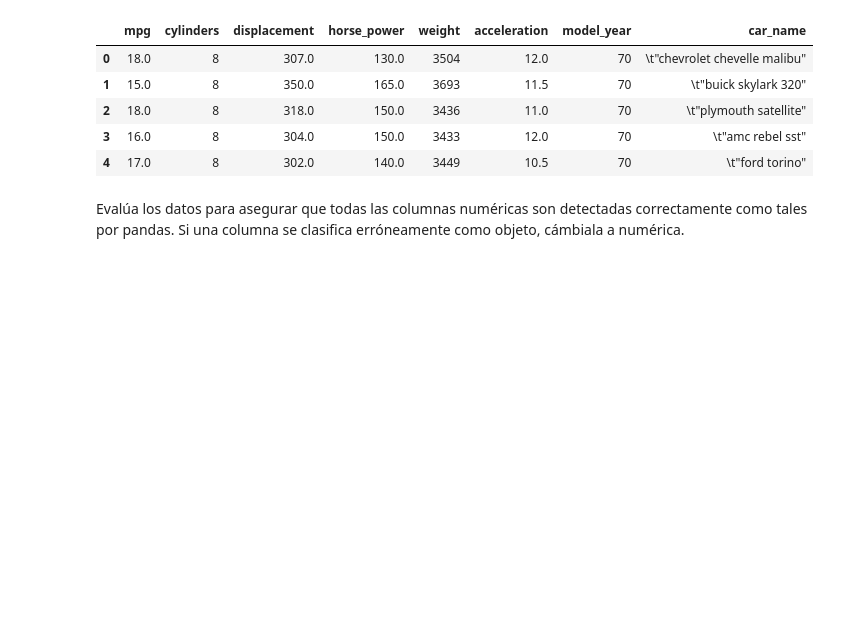
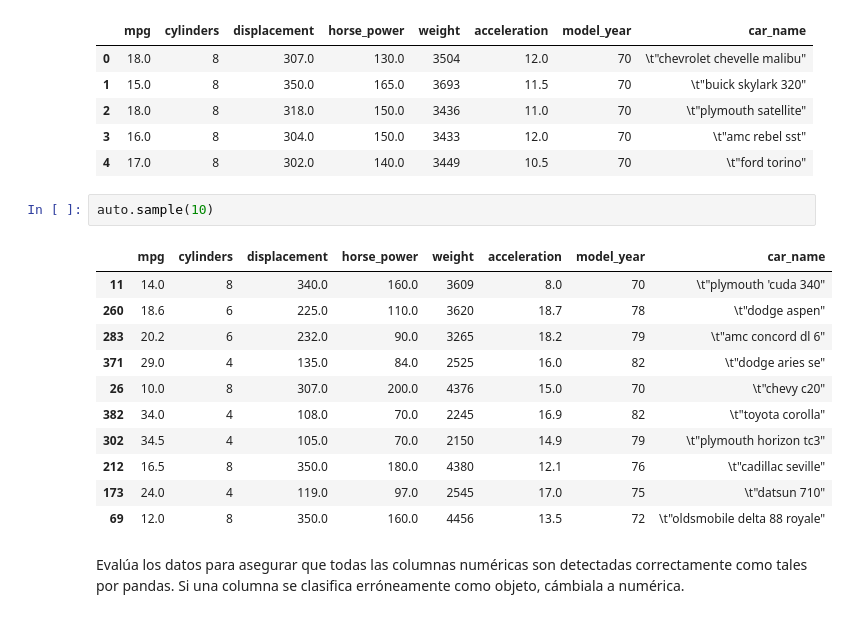
Before and after one commit to Rogetaysa/RepoIronhack, a Jupyter notebook: Sessions/43 - Data Analytics III/DV_ML_1_esp.ipynb, the cells around one changed output. Saved outputs shown, nothing was run; the diff lists cells and outputs as text; blank space fills up the shorter version.

```diff
--- a/Sessions/43 - Data Analytics III/DV_ML_1_esp.ipynb
+++ b/Sessions/43 - Data Analytics III/DV_ML_1_esp.ipynb
@@ -375,6 +375,20 @@ auto.head()
 | 2 | 18.0 | 8 | 318.0 | 150.0 | 3436 | 11.0 | 70 | \t"plymouth satellite" |
 | 3 | 16.0 | 8 | 304.0 | 150.0 | 3433 | 12.0 | 70 | \t"amc rebel sst" |
 | 4 | 17.0 | 8 | 302.0 | 140.0 | 3449 | 10.5 | 70 | \t"ford torino" |
+# %%
+auto.sample(10)
+# %% [output]
+|  | mpg | cylinders | displacement | horse_power | weight | acceleration | model_year | car_name |
+| 11 | 14.0 | 8 | 340.0 | 160.0 | 3609 | 8.0 | 70 | \t"plymouth 'cuda 340" |
+| 260 | 18.6 | 6 | 225.0 | 110.0 | 3620 | 18.7 | 78 | \t"dodge aspen" |
+| 283 | 20.2 | 6 | 232.0 | 90.0 | 3265 | 18.2 | 79 | \t"amc concord dl 6" |
+| 371 | 29.0 | 4 | 135.0 | 84.0 | 2525 | 16.0 | 82 | \t"dodge aries se" |
+| 26 | 10.0 | 8 | 307.0 | 200.0 | 4376 | 15.0 | 70 | \t"chevy c20" |
+| 382 | 34.0 | 4 | 108.0 | 70.0 | 2245 | 16.9 | 82 | \t"toyota corolla" |
+| 302 | 34.5 | 4 | 105.0 | 70.0 | 2150 | 14.9 | 79 | \t"plymouth horizon tc3" |
+| 212 | 16.5 | 8 | 350.0 | 180.0 | 4380 | 12.1 | 76 | \t"cadillac seville" |
+| 173 | 24.0 | 4 | 119.0 | 97.0 | 2545 | 17.0 | 75 | \t"datsun 710" |
+| 69 | 12.0 | 8 | 350.0 | 160.0 | 4456 | 13.5 | 72 | \t"oldsmobile delta 88 royale" |
 # %% [markdown]
 Evalúa los datos para asegurar que todas las columnas numéricas son detectadas correctamente como tales por pandas. Si una columna se clasifica erróneamente como objeto, cámbiala a numérica.
 # %%
```
Also changed, not shown: parts of 6 cells of this notebook, 2 other files.
